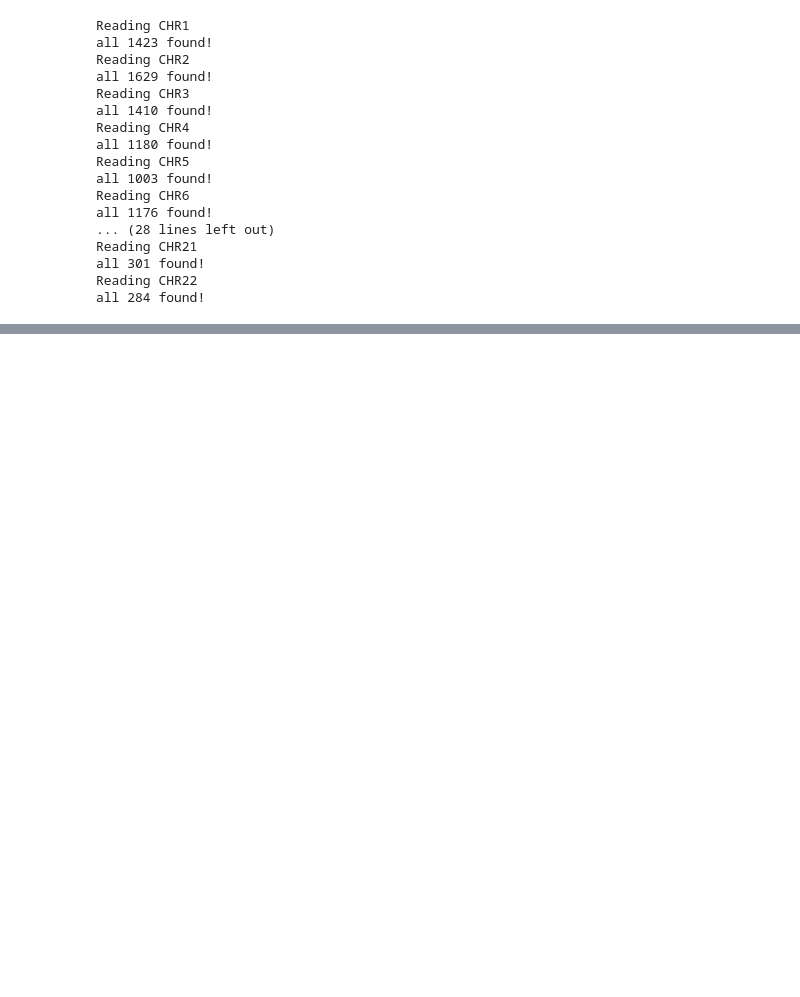
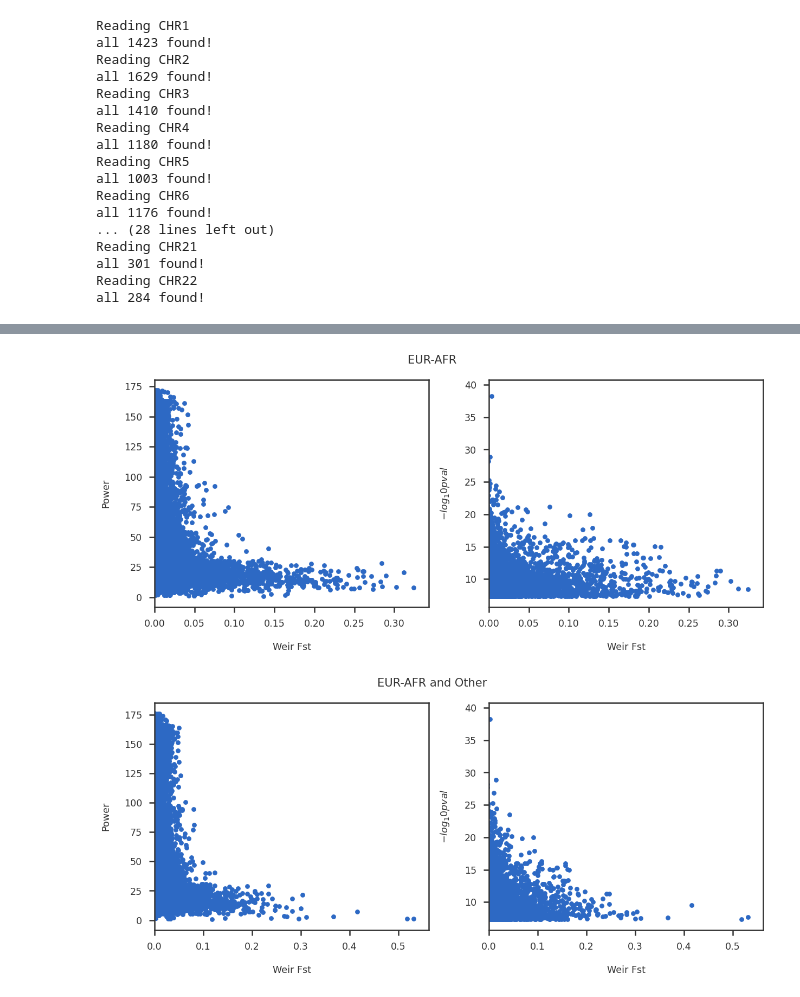
Before and after one commit to banskt/trans-eqtl-pipeline, a Jupyter notebook: analysis/jupyter/fst_analysis/trans_eqtl_fsts_and_power.ipynb, the cells around one changed output, grey strips where cells are left out. Drawn from its saved outputs; the diff is of its cells as text; code cells hidden in the pictures; blank space fills up the shorter version.

Commit message:
tissue specific Fst of gtex

```diff
--- a/analysis/jupyter/fst_analysis/trans_eqtl_fsts_and_power.ipynb
+++ b/analysis/jupyter/fst_analysis/trans_eqtl_fsts_and_power.ipynb
@@ -293,7 +303,7 @@ for chrm in range(1,23):
     if chrm == 1:
         first_donors = gt_donors
     else:
-        if first_donors != gt_donors or len(gt_donors) != len(first_donors):
+        if not first_donors == gt_donors:
             print("donor error!")
             raise
     snpinfos = vcf.snpinfo
@@ -370,0 +481,68 @@ print(fsts_gtex, power_gtex, weir_fsts_gtex)
+# %%
+import matplotlib.pyplot as plt
+from utils import mpl_stylesheet
+mpl_stylesheet.banskt_presentation(fontfamily = 'latex-clearsans', fontsize = 14, colors = 'banskt', dpi = 90)
+
+fig = plt.figure(figsize=(14,6))
+fig.suptitle("EUR-AFR", y=1.05)
+ax1 = fig.add_subplot(121)
+ax2 = fig.add_subplot(122)
+
+fst_arr = list()
+power_arr = list()
+weir_arr = list()
+pval_arr = list()
+for tissue in tshorts:
+    for snp in trans_dict[tissue]:
+        # print(snp)
+        weir, fst, power = teqtl_tissue_fst[tissue][snp.rsid]
+        weir_arr.append(weir)
+        fst_arr.append(fst)
+        power_arr.append(power)
+        pval_arr.append(snp.logp)
+ax1.scatter(weir_arr, power_arr)
+ax1.set_xlim(0,)
+ax1.set_xlabel("Weir Fst")
+ax1.set_ylabel("Power")
+
+ax2.scatter(weir_arr, pval_arr)
+ax2.set_xlim(0,)
+ax2.set_xlabel("Weir Fst")
+ax2.set_ylabel("$-log_10 pval$")
+
+plt.tight_layout()
+plt.show()
+
+fig = plt.figure(figsize=(14,6))
+fig.suptitle("EUR-AFR and Other", y=1.05)
+ax1 = fig.add_subplot(121)
+ax2 = fig.add_subplot(122)
+
+fst_arr = list()
+power_arr = list()
+weir_arr = list()
+pval_arr = list()
+for tissue in tshorts:
+    for snp in trans_dict[tissue]:
+        # print(snp)
+        weir, fst, power = teqtl_tissue_fst_3pop[tissue][snp.rsid]
+        weir_arr.append(weir)
+        fst_arr.append(fst)
+        power_arr.append(power)
+        pval_arr.append(snp.logp)
+ax1.scatter(weir_arr, power_arr)
+ax1.set_xlim(0,)
+ax1.set_xlabel("Weir Fst")
+ax1.set_ylabel("Power")
+
+ax2.scatter(weir_arr, pval_arr)
+ax2.set_xlim(0,)
+ax2.set_xlabel("Weir Fst")
+ax2.set_ylabel("$-log_{10} pval$")
+
+
+plt.tight_layout()
+plt.show()
+# %% [output]
+[figure, added]
+[figure, added]
```
Also changed, not shown: parts of 14 cells of this notebook, 4 other files.
